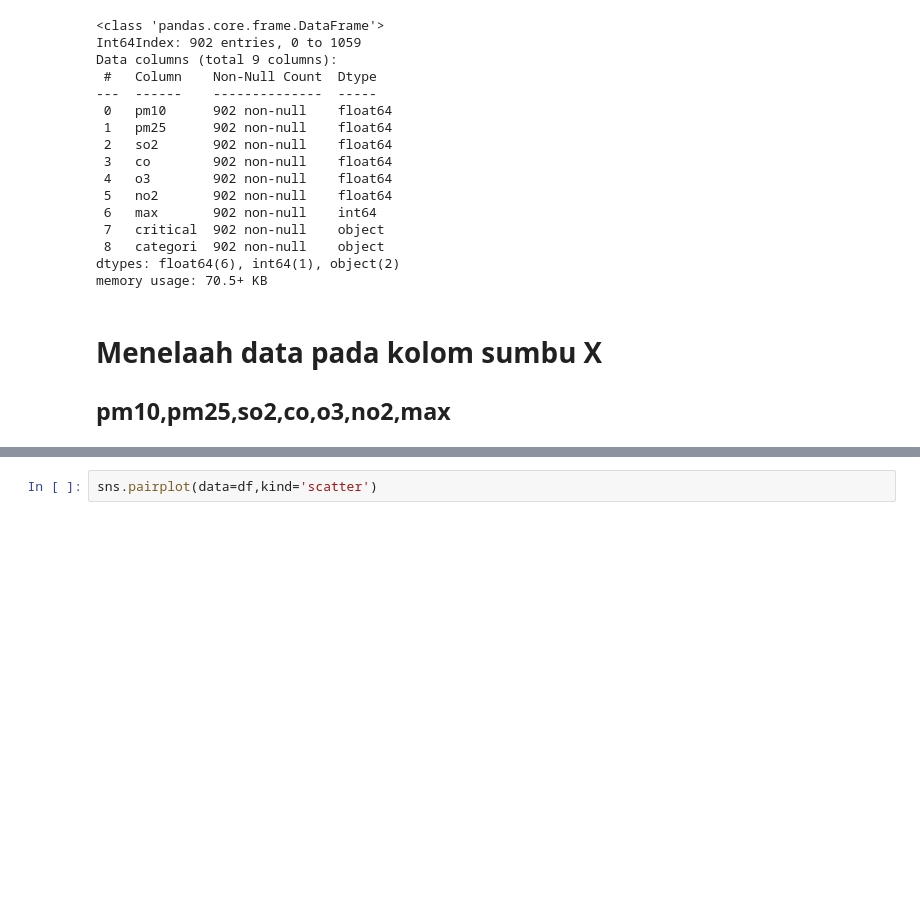
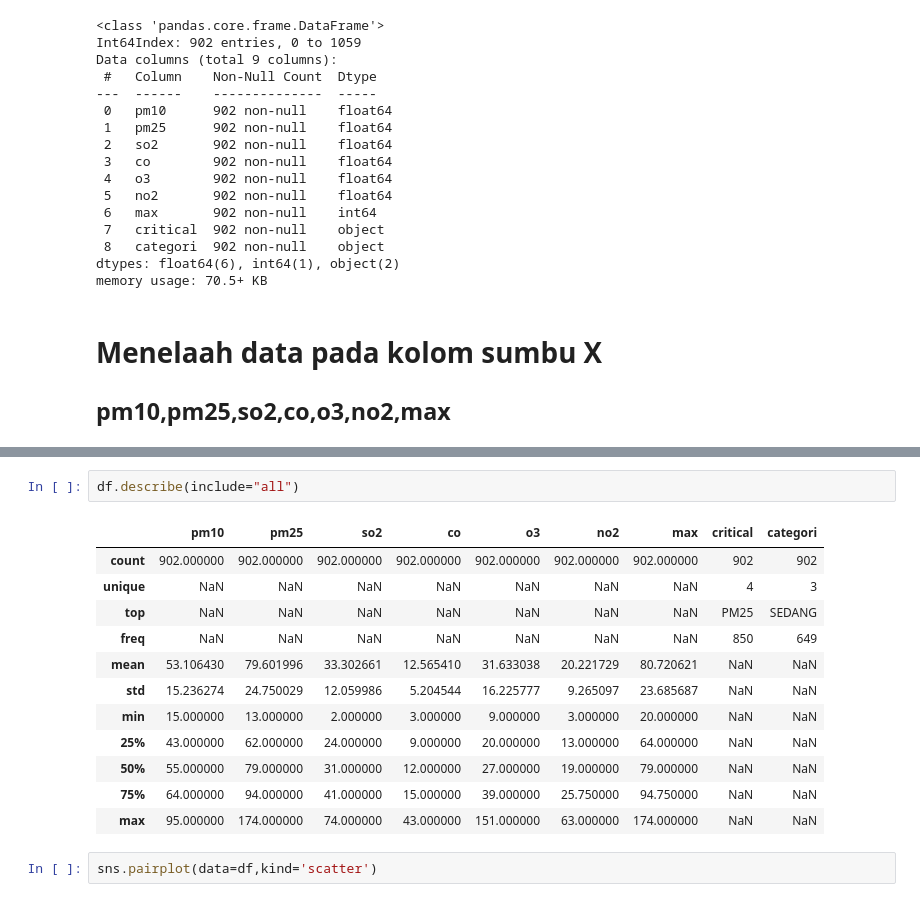
Before and after one commit to SMAMHTN/Final-Project-Microcredential, a Jupyter notebook: Pengerjaan/FP-Step3-DataUnderstanding2.ipynb, the cells around one changed output, grey strips where cells are left out. Drawn from its saved outputs; the diff is of its cells as text; blank space fills up the shorter version.

```diff
--- a/Pengerjaan/FP-Step3-DataUnderstanding2.ipynb
+++ b/Pengerjaan/FP-Step3-DataUnderstanding2.ipynb
@@ -106,3 +106,18 @@ memory usage: 70.5+ KB
+# %%
+df.describe(include="all")
+# %% [output]
+|  | pm10 | pm25 | so2 | co | o3 | no2 | max | critical | categori |
+| count | 902.000000 | 902.000000 | 902.000000 | 902.000000 | 902.000000 | 902.000000 | 902.000000 | 902 | 902 |
+| unique | NaN | NaN | NaN | NaN | NaN | NaN | NaN | 4 | 3 |
+| top | NaN | NaN | NaN | NaN | NaN | NaN | NaN | PM25 | SEDANG |
+| freq | NaN | NaN | NaN | NaN | NaN | NaN | NaN | 850 | 649 |
+| mean | 53.106430 | 79.601996 | 33.302661 | 12.565410 | 31.633038 | 20.221729 | 80.720621 | NaN | NaN |
+| std | 15.236274 | 24.750029 | 12.059986 | 5.204544 | 16.225777 | 9.265097 | 23.685687 | NaN | NaN |
+| min | 15.000000 | 13.000000 | 2.000000 | 3.000000 | 9.000000 | 3.000000 | 20.000000 | NaN | NaN |
+| 25% | 43.000000 | 62.000000 | 24.000000 | 9.000000 | 20.000000 | 13.000000 | 64.000000 | NaN | NaN |
+| 50% | 55.000000 | 79.000000 | 31.000000 | 12.000000 | 27.000000 | 19.000000 | 79.000000 | NaN | NaN |
+| 75% | 64.000000 | 94.000000 | 41.000000 | 15.000000 | 39.000000 | 25.750000 | 94.750000 | NaN | NaN |
+| max | 95.000000 | 174.000000 | 74.000000 | 43.000000 | 151.000000 | 63.000000 | 174.000000 | NaN | NaN |
 # %%
 sns.pairplot(data=df,kind='scatter')
 # %% [output]
```
Also changed, not shown: parts of 2 cells of this notebook, 3 other files.
